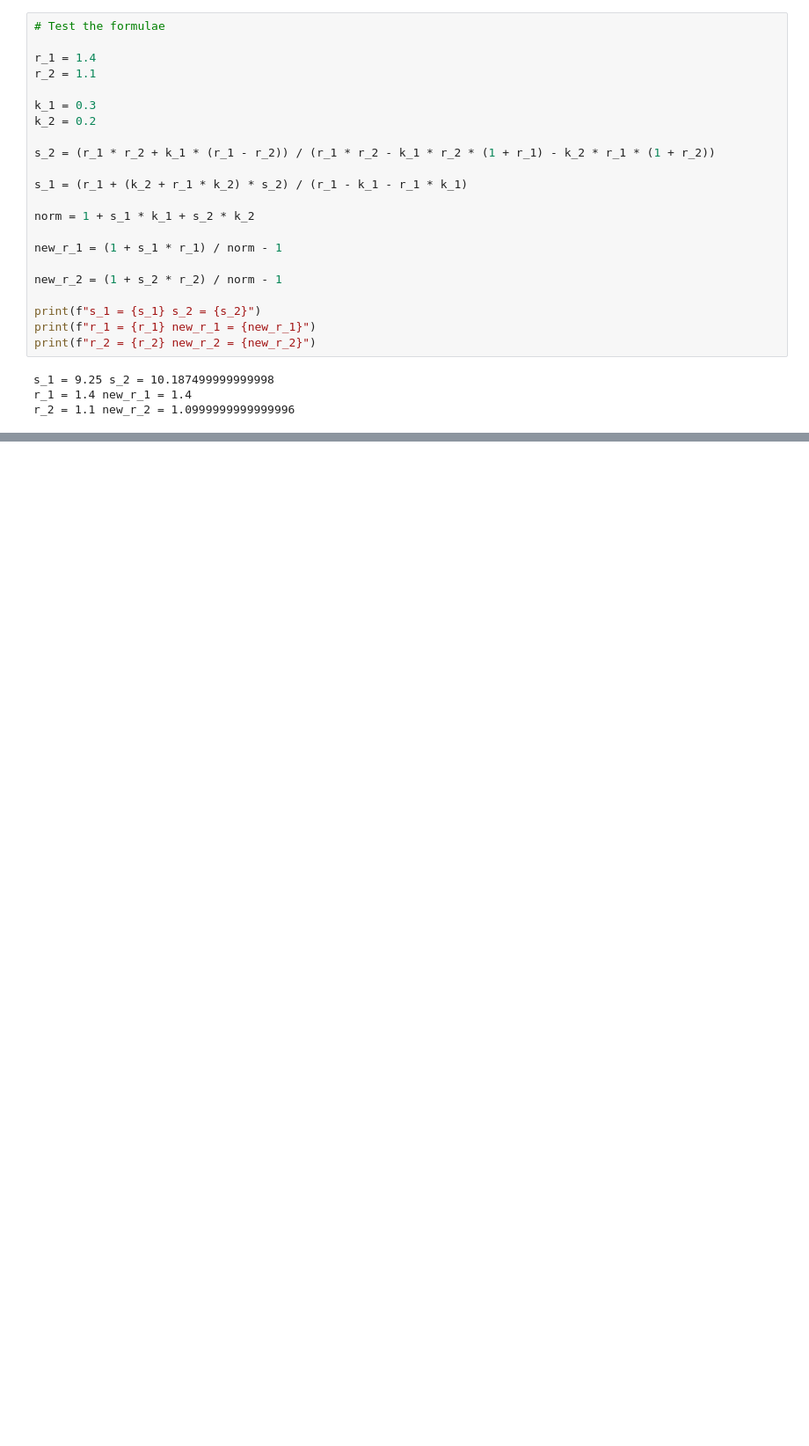
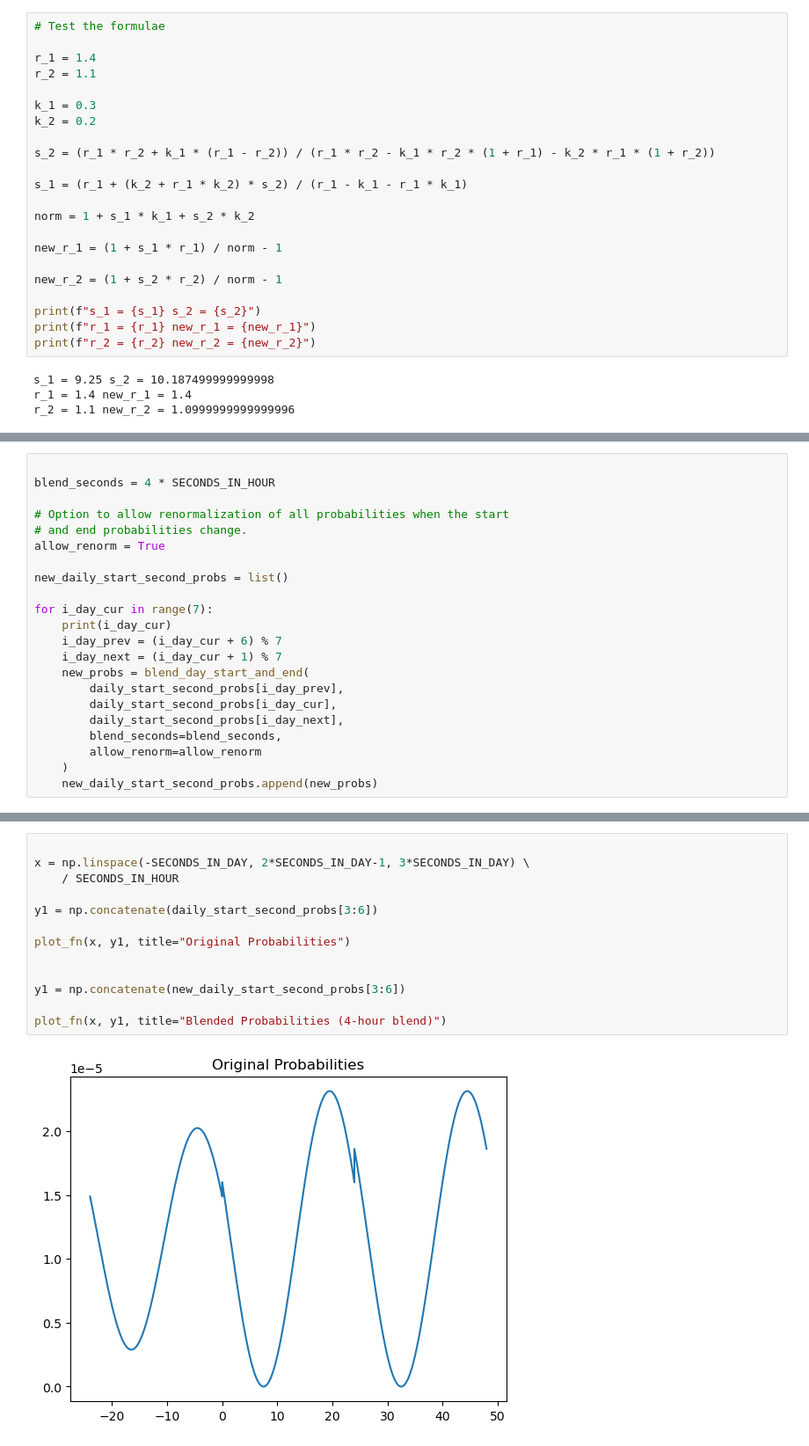
Before and after one commit to erikjhanson/ad-sims, a Jupyter notebook: activity-by-hour-notes.ipynb, the cells around one changed output, grey strips where cells are left out. Shown at 88% size. Cells and saved outputs as stored; diff of their text form; blank space fills up the shorter version.

Commit message:
function to blend start and end probs

```diff
--- a/activity-by-hour-notes.ipynb
+++ b/activity-by-hour-notes.ipynb
@@ -572,0 +883,22 @@ r_2 = 1.1 new_r_2 = 1.0999999999999996
+# %%
+
+blend_seconds = 4 * SECONDS_IN_HOUR
+
+# Option to allow renormalization of all probabilities when the start
+# and end probabilities change.
+allow_renorm = True
+
+new_daily_start_second_probs = list()
+
+for i_day_cur in range(7):
+    print(i_day_cur)
+    i_day_prev = (i_day_cur + 6) % 7
+    i_day_next = (i_day_cur + 1) % 7
+    new_probs = blend_day_start_and_end(
+        daily_start_second_probs[i_day_prev],
+        daily_start_second_probs[i_day_cur],
+        daily_start_second_probs[i_day_next],
+        blend_seconds=blend_seconds,
+        allow_renorm=allow_renorm
+    )
+    new_daily_start_second_probs.append(new_probs)
@@ -572,0 +913,15 @@ r_2 = 1.1 new_r_2 = 1.0999999999999996
+# %%
+
+x = np.linspace(-SECONDS_IN_DAY, 2*SECONDS_IN_DAY-1, 3*SECONDS_IN_DAY) \
+    / SECONDS_IN_HOUR
+
+y1 = np.concatenate(daily_start_second_probs[3:6])
+
+plot_fn(x, y1, title="Original Probabilities")
+
+
+y1 = np.concatenate(new_daily_start_second_probs[3:6])
+
+plot_fn(x, y1, title="Blended Probabilities (4-hour blend)")
+# %% [output]
+[figure, added]
```
Also changed, not shown: parts of 19 cells of this notebook.
